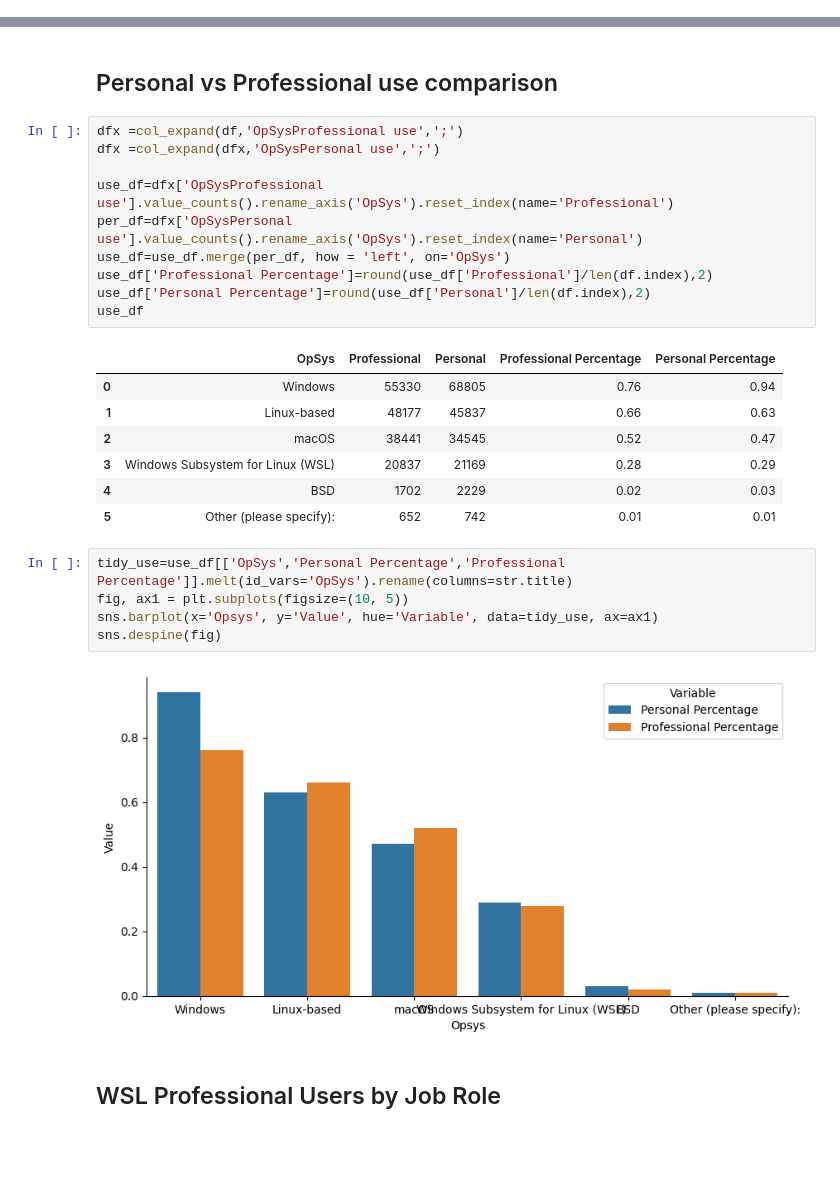
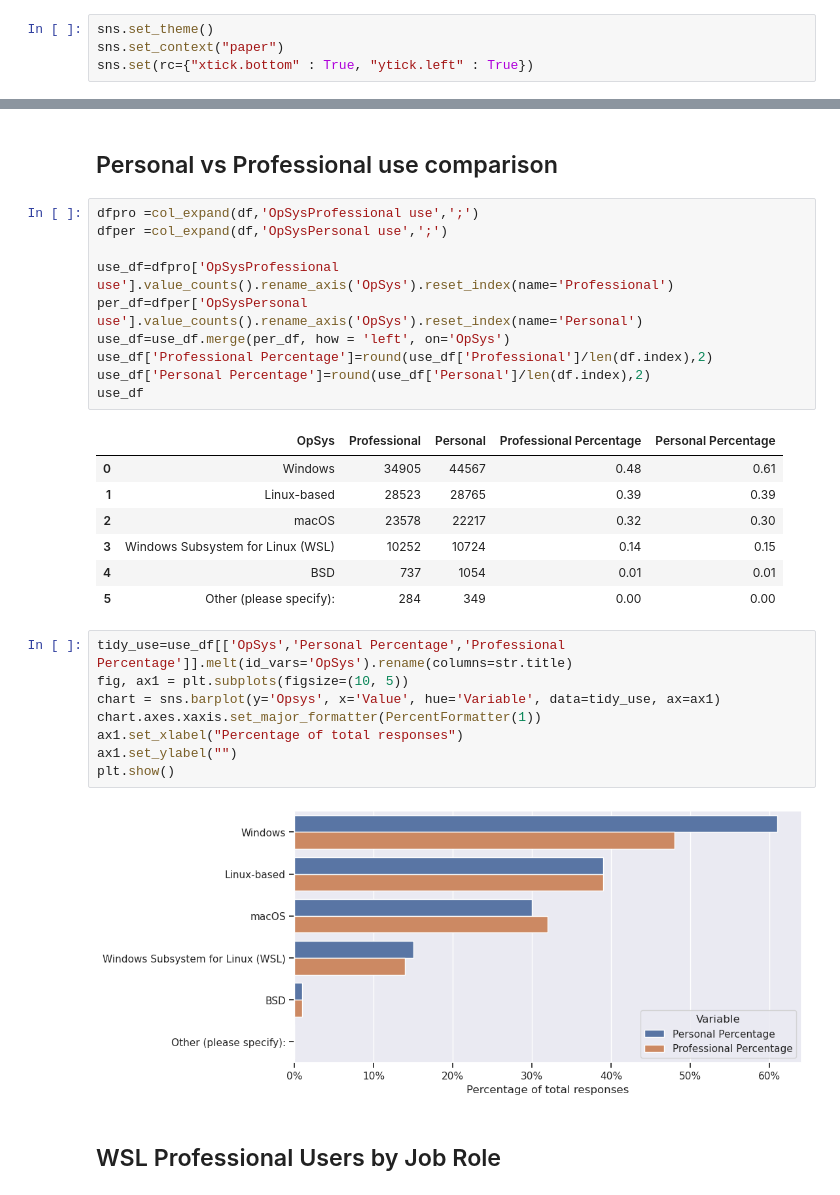
Before and after one commit to local-optimum/stackoverflow-ws-insights, a Jupyter notebook: SO22_WSL.ipynb, the cells around one changed output, grey strips where cells are left out. Saved outputs shown, nothing was run; the diff lists cells and outputs as text; blank space fills up the shorter version.

Commit message:
Graph formatting

```diff
--- a/SO22_WSL.ipynb
+++ b/SO22_WSL.ipynb
@@ -8,3 +9,7 @@ import pandas
+# %%
+sns.set_theme()
+sns.set_context("paper")
+sns.set(rc={"xtick.bottom" : True, "ytick.left" : True})
 # %%
 df=pandas.read_csv('Data/survey_results_public.csv')
 # %%
@@ -18,30 +23,33 @@ def col_expand(dataframe,colname,separator):
 # %% [markdown]
 ## Personal vs Professional use comparison
 # %%
-dfx =col_expand(df,'OpSysProfessional use',';')
-dfx =col_expand(dfx,'OpSysPersonal use',';')
+dfpro =col_expand(df,'OpSysProfessional use',';')
+dfper =col_expand(df,'OpSysPersonal use',';')
 
-use_df=dfx['OpSysProfessional use'].value_counts().rename_axis('OpSys').reset_index(name='Professional')
-per_df=dfx['OpSysPersonal use'].value_counts().rename_axis('OpSys').reset_index(name='Personal')
+use_df=dfpro['OpSysProfessional use'].value_counts().rename_axis('OpSys').reset_index(name='Professional')
+per_df=dfper['OpSysPersonal use'].value_counts().rename_axis('OpSys').reset_index(name='Personal')
 use_df=use_df.merge(per_df, how = 'left', on='OpSys')
 use_df['Professional Percentage']=round(use_df['Professional']/len(df.index),2)
 use_df['Personal Percentage']=round(use_df['Personal']/len(df.index),2)
 use_df
 # %% [output]
 |  | OpSys | Professional | Personal | Professional Percentage | Personal Percentage |
-| 0 | Windows | 55330 | 68805 | 0.76 | 0.94 |
-| 1 | Linux-based | 48177 | 45837 | 0.66 | 0.63 |
-| 2 | macOS | 38441 | 34545 | 0.52 | 0.47 |
-| 3 | Windows Subsystem for Linux (WSL) | 20837 | 21169 | 0.28 | 0.29 |
-| 4 | BSD | 1702 | 2229 | 0.02 | 0.03 |
-| 5 | Other (please specify): | 652 | 742 | 0.01 | 0.01 |
+| 0 | Windows | 34905 | 44567 | 0.48 | 0.61 |
+| 1 | Linux-based | 28523 | 28765 | 0.39 | 0.39 |
+| 2 | macOS | 23578 | 22217 | 0.32 | 0.30 |
+| 3 | Windows Subsystem for Linux (WSL) | 10252 | 10724 | 0.14 | 0.15 |
+| 4 | BSD | 737 | 1054 | 0.01 | 0.01 |
+| 5 | Other (please specify): | 284 | 349 | 0.00 | 0.00 |
 # %%
 tidy_use=use_df[['OpSys','Personal Percentage','Professional Percentage']].melt(id_vars='OpSys').rename(columns=str.title)
 fig, ax1 = plt.subplots(figsize=(10, 5))
-sns.barplot(x='Opsys', y='Value', hue='Variable', data=tidy_use, ax=ax1)
-sns.despine(fig)
+chart = sns.barplot(y='Opsys', x='Value', hue='Variable', data=tidy_use, ax=ax1)
+chart.axes.xaxis.set_major_formatter(PercentFormatter(1))
+ax1.set_xlabel("Percentage of total responses")
+ax1.set_ylabel("")
+plt.show()
 # %% [output]
-[figure, old version]
+[figure, new version]
 # %% [markdown]
 ## WSL Professional Users by Job Role
 # %%
```
Also changed, not shown: parts of 6 cells of this notebook.
